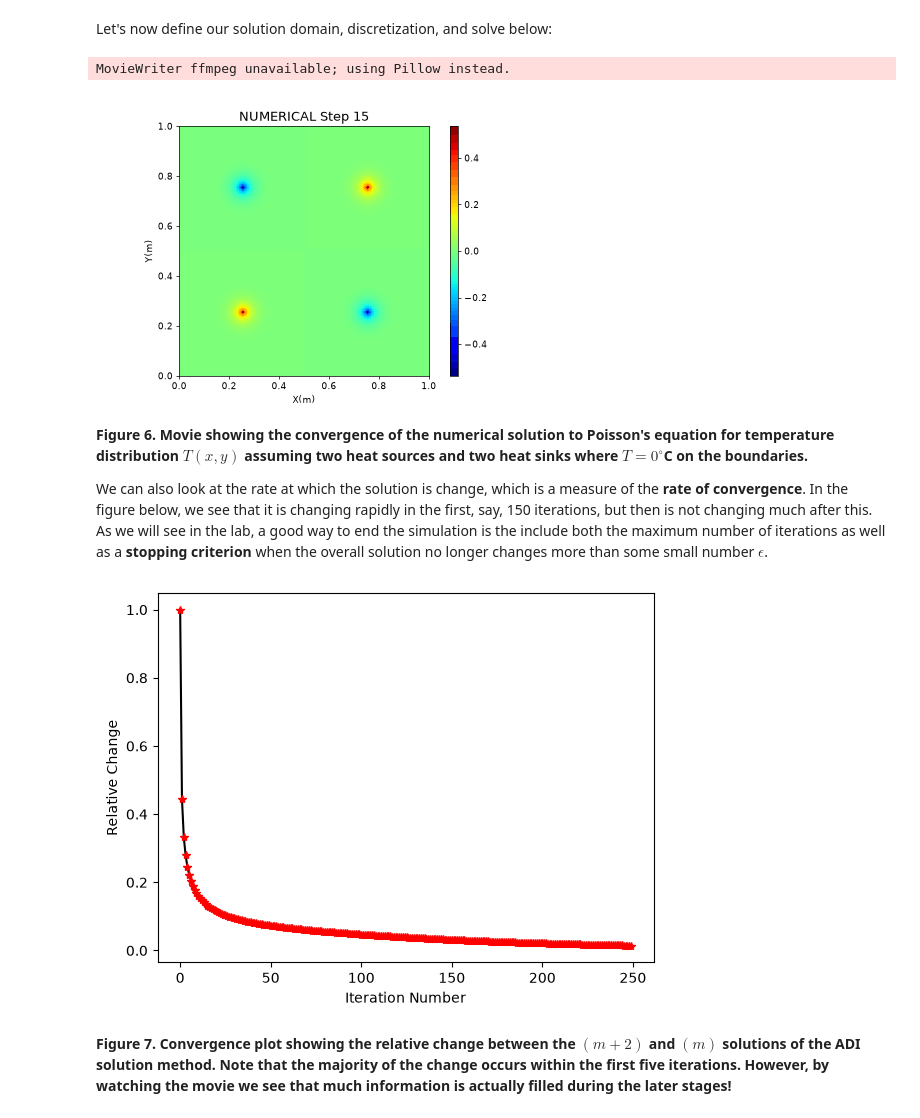
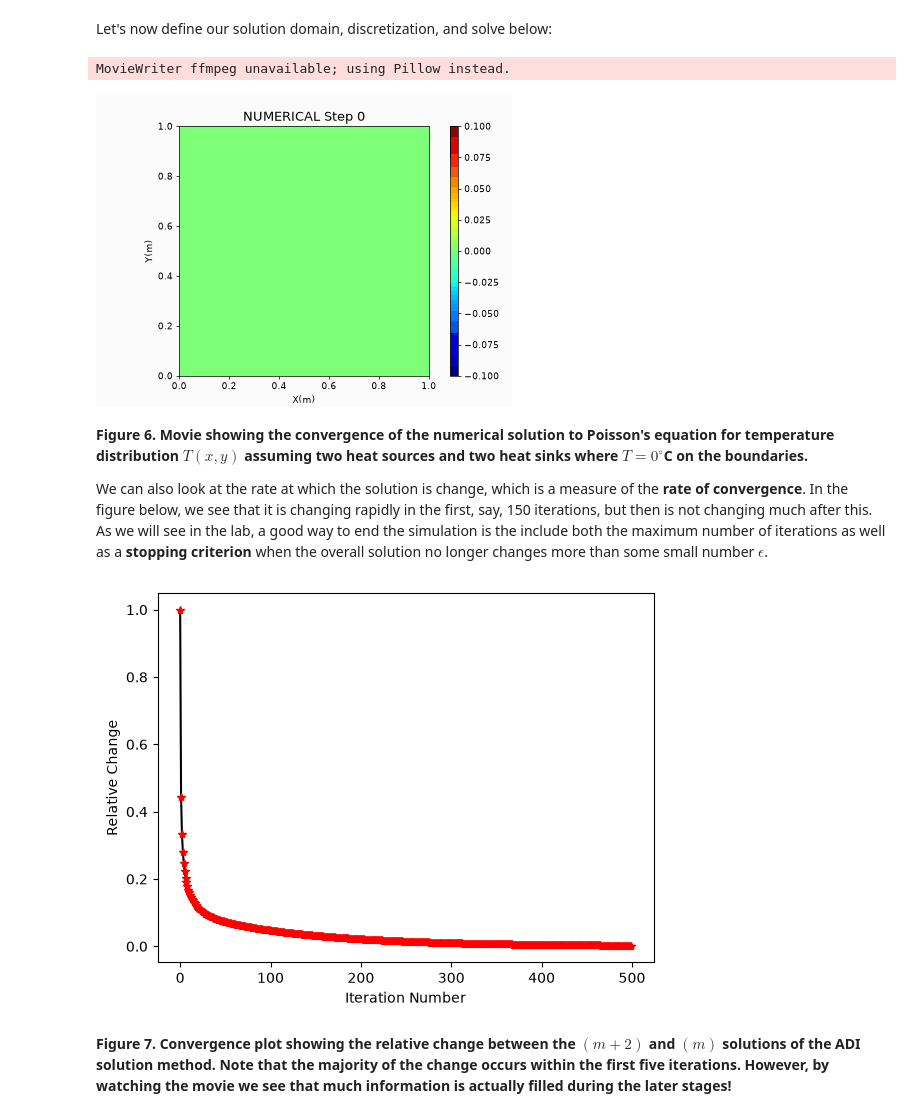
Before and after one commit to jinwar/GeophysicsComputing_GPGN436536, a Jupyter notebook: 04_Elliptical_PDEs.ipynb, the cells around one changed output. Saved outputs shown, nothing was run; the diff lists cells and outputs as text; code cells hidden in the pictures.

```diff
--- a/04_Elliptical_PDEs.ipynb
+++ b/04_Elliptical_PDEs.ipynb
@@ -349,7 +349,7 @@ def ADI_Solution(U):
 Let's now setup the solution space, state the boundary conditions, and call the solver.
 # %%
 ## . . Space axis parameters
-nt = 500 # number of iterations
+nt = 1000 # number of iterations
 xmin,xmax,ymin,ymax=0,3,0,3
 nx,ny=50,50
 xx = np.linspace(xmin,xmax,nx)
@@ -393,8 +393,11 @@ for ii in range(nt):
 err=err/err[0]
 
 ## . . Animate Solution
-k = 0
-kskip=15
+## . . Frames are log-spaced in iteration number: every step is shown early on,
+## . . where the solution changes fastest, and the spacing widens as it converges
+nframes = 80
+steps = np.unique(np.round(np.geomspace(1,nt-1,nframes)).astype(int))
+steps = np.insert(steps,0,0)
 
 ## . . Set up movie
 fig,ax = plt.subplots(1,3)
@@ -403,7 +406,7 @@ fig.set_dpi(65)
 
 def Laplace_animate(i):
     # . . Arrays are indexed [ix,iy]; transpose + origin='lower' align x horizontal, y vertical
-    global k
+    k = steps[i]
     x = c[:,:,k]
     ax[0].imshow(tr.T,cmap='jet',extent=[xmin,xmax,ymin,ymax],vmin=vmin,vmax=vmax,origin='lower')
     ax[0].set(xlabel='X(m)', ylabel='Y(m)')
@@ -414,15 +417,14 @@ def Laplace_animate(i):
     ax[2].imshow((tr-x).T ,cmap='jet',extent=[xmin,xmax,ymin,ymax],vmin=vmin,vmax=vmax,origin='lower')
     ax[2].set(xlabel='X(m)', ylabel='Y(m)')
     ax[2].set_title('DIFF Step %s'%k,fontsize=14)
-    k += kskip
     plt.tight_layout()
 
 ## . . Call the animator
 ani_filename = 'Ex1.gif'
 anim1 = animation.FuncAnimation(fig,
                             Laplace_animate,
-                            frames=int((nt-2*kskip)/kskip),
-                            interval=100)
+                            frames=len(steps),
+                            interval=200)
 anim1.save(ani_filename)
 plt.close()
 
@@ -564,7 +566,7 @@ def ADI_Solution_Forcing(U,h,F):
 Let's now define our solution domain, discretization, and solve below:
 # %%
 ## . . Space axis parameters
-nt = 250 # number of iterations
+nt = 500 # number of iterations
 xmin,xmax,ymin,ymax=0,1,0,1
 nx,ny=100,100
 xx = np.linspace(xmin,xmax,nx)
@@ -598,40 +600,42 @@ for i in range(nt):
     conv[i] = np.linalg.norm(e[:,:,i]-U0)  ## . . Let's examine the convergence
 conv=conv/conv[0] ## . . Normalize
 # %%
-## . . Animate Solution and compute error
-k = 0
-kskip=15
+## . . Animate Solution
+## . . Frames are log-spaced in iteration number: every step is shown early on,
+## . . where the solution changes fastest, and the spacing widens as it converges
+nframes = 60
+steps = np.unique(np.round(np.geomspace(1,nt-1,nframes)).astype(int))
+steps = np.insert(steps,0,0)
 ## . . Set up movie
 fig3,ax3 = plt.subplots()
 fig3.subplots_adjust(0.1,0.1,0.9,0.9)
 fig3.set_dpi(65)
 
-x = e[:,:,k]
+x = e[:,:,0]
 # . . e is indexed [ix,iy]; transpose + origin='lower' align x horizontal, y vertical
 imax = ax3.imshow(x.T,cmap='jet',extent=[xmin,xmax,ymin,ymax],origin='lower')
 cbar_ax = fig3.add_axes([0.85,0.1,0.02,0.8])
 # fig3.colorbar(imax,ax=cbar_ax)
 
 def Poisson_animate(i):
-    global k
+    k = steps[i]
     x = e[:,:,k]
     cbar_ax.cla()
     imax = ax3.imshow(x.T,cmap='jet',extent=[xmin,xmax,ymin,ymax],origin='lower')
     ax3.set(xlabel='X(m)', ylabel='Y(m)')
     ax3.set_title('NUMERICAL Step %s'%k,fontsize=14)
     fig3.colorbar(imax,cax=cbar_ax)
-    k += kskip
 
 ## . . Call the animator
 ani_filename = 'Ex2.gif'
-anim2 = animation.FuncAnimation(fig3,Poisson_animate,frames=int((nt-2*kskip)/kskip),interval=100)
+anim2 = animation.FuncAnimation(fig3,Poisson_animate,frames=len(steps),interval=200)
 anim2.save(ani_filename)
 plt.close()
 
 Image(open(ani_filename,'rb').read())
 # %% [output]
 MovieWriter ffmpeg unavailable; using Pillow instead.
-[figure, old version]
+[figure, new version]
 # %% [markdown]
 **Figure 6. Movie showing the convergence of the numerical solution to Poisson's equation for temperature distribution $T(x,y)$ assuming two heat sources and two heat sinks where $T=0^\circ$C on the boundaries.**
 
@@ -642,7 +646,7 @@ plt.plot(range(nt),conv,'k',range(nt),conv,'r*')
 plt.xlabel('Iteration Number'); plt.ylabel('Relative Change')
 plt.show()
 # %% [output]
-[figure, old version]
+[figure, new version]
 # %% [markdown]
 **Figure 7.  Convergence plot showing the relative change between the $(m+2)$ and $(m)$ solutions of the ADI solution method. Note that the majority of the change occurs within the first five iterations. However, by watching the movie we see that much information is actually filled during the later stages!**
 # %% [markdown]
```
Also changed, not shown: parts of 4 cells of this notebook.
